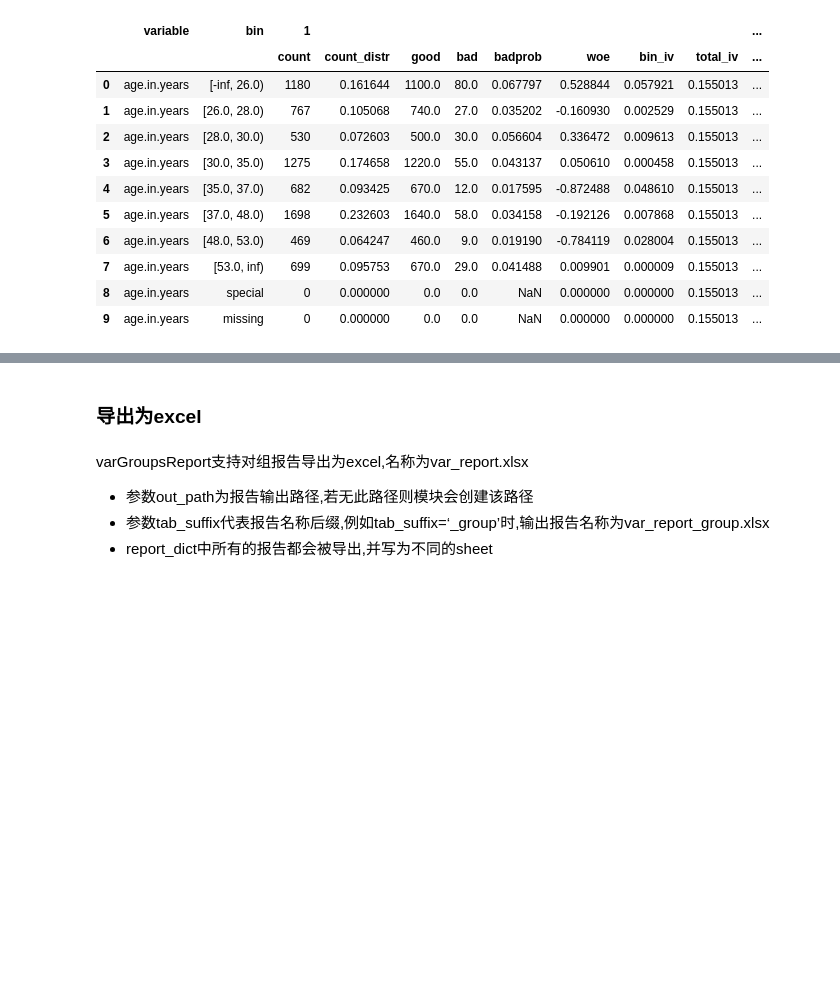
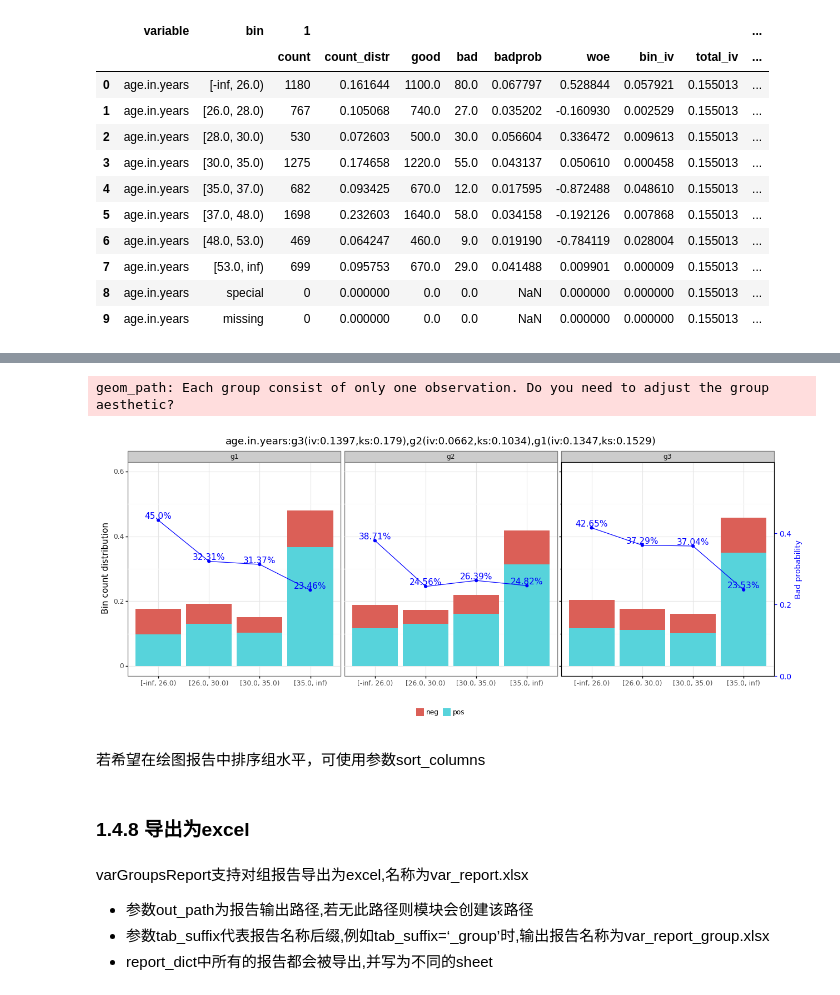
Before and after one commit to zk403/mlearn, a Jupyter notebook: demo/3.使用BDMLtools做策略分析.ipynb, the cells around one changed output, grey strips where cells are left out. Drawn from its saved outputs; the diff is of its cells as text; code cells hidden in the pictures; blank space fills up the shorter version.

```diff
--- a/demo/3.使用BDMLtools做策略分析.ipynb
+++ b/demo/3.使用BDMLtools做策略分析.ipynb
@@ -655,0 +640,6 @@ vtab_g_ws.report_dict['report_all'].head(10)
+# %%
+sort_columns={'client_group':['g3','g2','g1']}
+vtab_g=bm.varGroupsReport(bin_tree.breaks_list,columns=['client_group'],target=y.name,
+                          row_limit=0,
+                          sort_columns=sort_columns,
+                          n_jobs=1).fit(X_all)
@@ -655,0 +655,10 @@ vtab_g_ws.report_dict['report_all'].head(10)
+# %%
+vtab_g_figs_dict=vtab_g.woe_plot_group(n_jobs=-1,figure_size=(15,5))
+# %% [output]
+geom_path: Each group consist of only one observation. Do you need to adjust the group aesthetic?
+# %%
+vtab_g_figs_dict['age.in.years']
+# %% [output]
+[figure, added]
+# %% [markdown]
+若希望在绘图报告中排序组水平，可使用参数sort_columns
@@ -656,5 +668,5 @@ vtab_g_ws.report_dict['report_all'].head(10)
 # %% [markdown]
-### 导出为excel
+### 1.4.8 导出为excel
 # %% [markdown]
 varGroupsReport支持对组报告导出为excel,名称为var_report.xlsx
 
```
Also changed, not shown: parts of 43 cells of this notebook, 1 other file.
